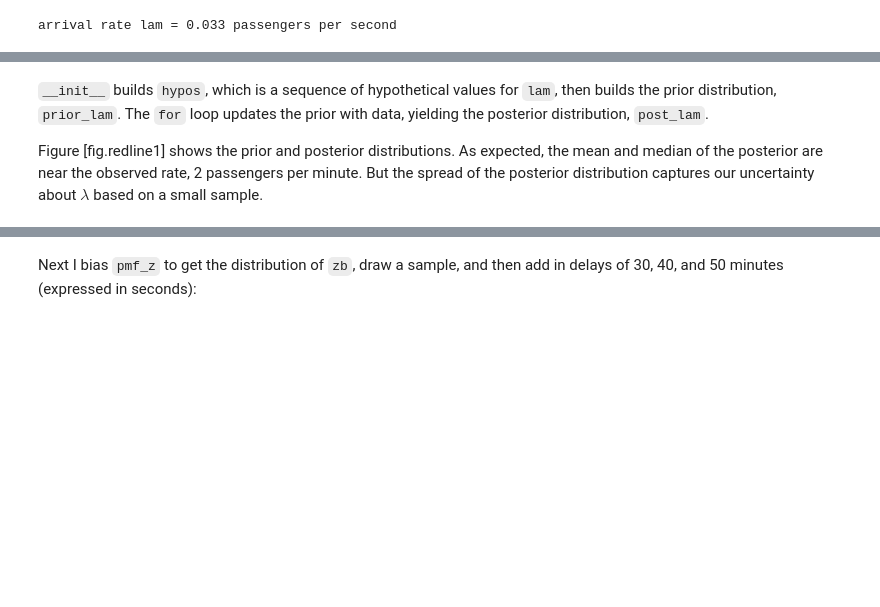
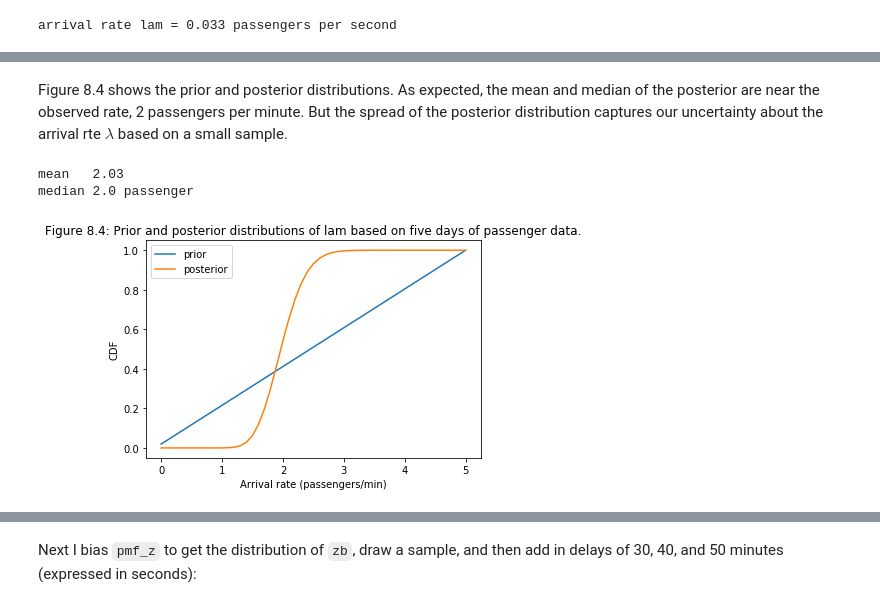
Before and after one commit to antshk/ThinkBayes, a Jupyter notebook: notebooks/08_Observer_Bias.ipynb, the cells around one changed output, grey strips where cells are left out. Drawn from its saved outputs; the diff is of its cells as text; code cells hidden in the pictures; blank space fills up the shorter version.

```diff
--- a/notebooks/08_Observer_Bias.ipynb
+++ b/notebooks/08_Observer_Bias.ipynb
@@ -363,0 +339,3 @@ print(f"median { lam_hypos_xk[ (lam_hypos_posterior_pk.cumsum() >= 0.50).argmax(
+# %%
+lam_hypos_xk       = np.linspace(0,5/60,51)
+lam_hypos_prior_pmf = np.full_like(lam_hypos_xk, fill_value=1./lam_hypos_xk.size, dtype=float)
@@ -364,12 +358,26 @@ print(f"median { lam_hypos_xk[ (lam_hypos_posterior_pk.cumsum() >= 0.50).argmax(
+# %%
+likelihood=stats.poisson.pmf(k2[:,None],np.tile(lam_hypos_xk,(y.size,1))*y[:,None])
+lam_hypos_posterior_pmf = lam_hypos_prior_pmf * likelihood.prod(axis=0)
+lam_hypos_posterior_pmf /= lam_hypos_posterior_pmf.sum()
 # %% [markdown]
-`__init__` builds `hypos`, which is a sequence of
-hypothetical values for `lam`, then builds the prior
-distribution, `prior_lam`. The `for` loop updates the prior
-with data, yielding the posterior distribution, `post_lam`.
-
-Figure [fig.redline1] shows the prior and posterior distributions. As
+Figure 8.4 shows the prior and posterior distributions. As
 expected, the mean and median of the posterior are near the observed
 rate, 2 passengers per minute. But the spread of the posterior
-distribution captures our uncertainty about $\lambda$ based on a small
-sample.
+distribution captures our uncertainty about the arrival rte $\lambda$
+based on a small sample.
+# %%
+#Figure 8.4
+plt.plot(lam_hypos_xk*60,lam_hypos_prior_pmf.cumsum(),label='prior')
+plt.plot(lam_hypos_xk*60,lam_hypos_posterior_pmf.cumsum(),label='posterior')
+plt.xlabel('Arrival rate (passengers/min)');
+plt.ylabel('CDF');
+plt.legend()
+plt.title('Figure 8.4: Prior and posterior distributions of lam based on five days of passenger data.');
+
+print(f"mean   {(lam_hypos_xk * lam_hypos_posterior_pmf).sum()*60:0.2f}")
+print(f"median { lam_hypos_xk[ (lam_hypos_posterior_pmf.cumsum() >= 0.50).argmax() ]*60 } passenger")
+# %% [output]
+mean   2.03
+median 2.0 passenger
+[figure, added]
 # %% [markdown]
```
Also changed, not shown: parts of 9 cells of this notebook.
